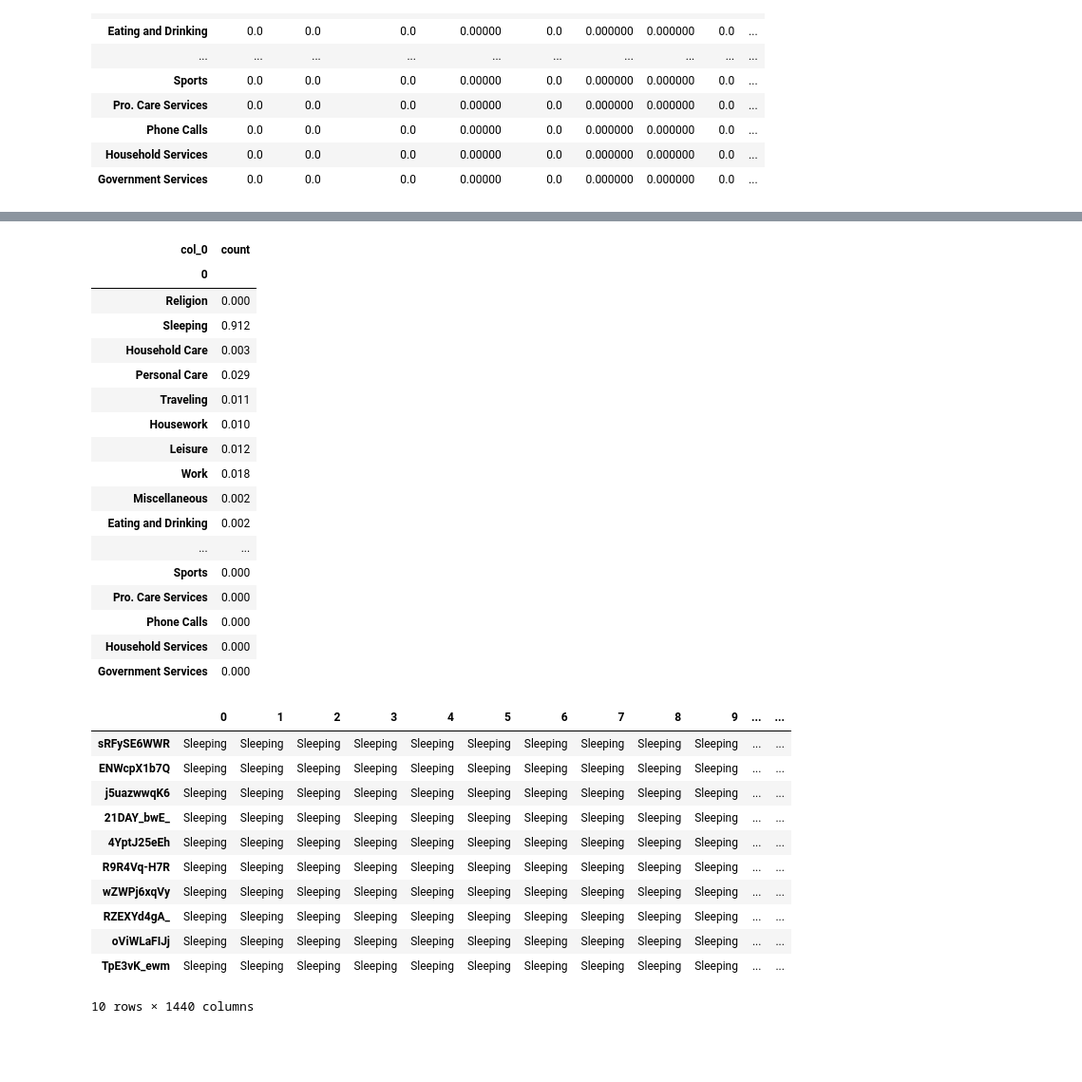
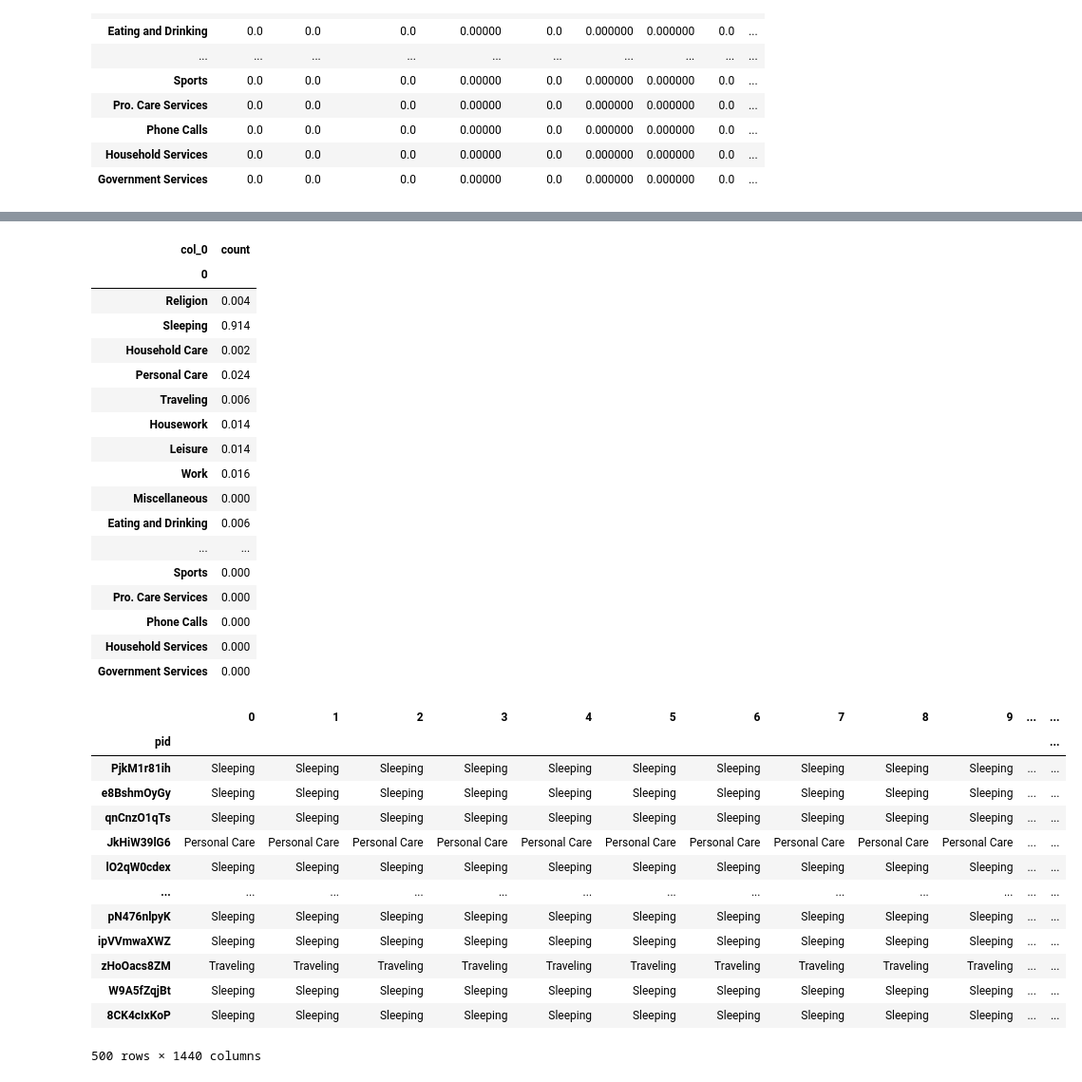
Before and after one commit to robbybobface/data-visualization-final, a Jupyter notebook: final-project-2019.ipynb, the cells around one changed output, grey strips where cells are left out. Shown at 95% size. Saved outputs shown, nothing was run; the diff lists cells and outputs as text; code cells hidden in the pictures; blank space fills up the shorter version.

```diff
--- a/final-project-2019.ipynb
+++ b/final-project-2019.ipynb
@@ -335,7 +277,7 @@ def collection(n):
         collection[personID] = activity_mc(1440)
     return pd.DataFrame.from_dict(collection, orient ='index')
 
-final_data = collection(1000)
+final_data = collection(500)
 # %%
 final_data_counts  = pd.crosstab(index=final_data[0], columns='count').reindex(index=df_unique_activites, fill_value=0)
 final_data_counts_sum = final_data_counts/final_data_counts.sum()
@@ -343,16 +285,16 @@ final_data_counts_sum
 # %% [output]
 | col_0 | count |
 | 0 |  |
-| Religion | 0.000 |
-| Sleeping | 0.912 |
-| Household Care | 0.003 |
-| Personal Care | 0.029 |
-| Traveling | 0.011 |
-| Housework | 0.010 |
-| Leisure | 0.012 |
-| Work | 0.018 |
-| Miscellaneous | 0.002 |
-| Eating and Drinking | 0.002 |
+| Religion | 0.004 |
+| Sleeping | 0.914 |
+| Household Care | 0.002 |
+| Personal Care | 0.024 |
+| Traveling | 0.006 |
+| Housework | 0.014 |
+| Leisure | 0.014 |
+| Work | 0.016 |
+| Miscellaneous | 0.000 |
+| Eating and Drinking | 0.006 |
 | ... | ... |
 | Sports | 0.000 |
 | Pro. Care Services | 0.000 |
@@ -360,17 +302,20 @@ final_data_counts_sum
 | Household Services | 0.000 |
 | Government Services | 0.000 |
 # %%
-final_data.head(10).iloc[:,:-1]
+final_data.iloc[:,:-1].index.name = 'pid'
+final_data.iloc[:,:-1]
 # %% [output]
 |  | 0 | 1 | 2 | 3 | 4 | 5 | 6 | 7 | 8 | 9 | ... | ... |
-| sRFySE6WWR | Sleeping | Sleeping | Sleeping | Sleeping | Sleeping | Sleeping | Sleeping | Sleeping | Sleeping | Sleeping | ... | ... |
-| ENWcpX1b7Q | Sleeping | Sleeping | Sleeping | Sleeping | Sleeping | Sleeping | Sleeping | Sleeping | Sleeping | Sleeping | ... | ... |
-| j5uazwwqK6 | Sleeping | Sleeping | Sleeping | Sleeping | Sleeping | Sleeping | Sleeping | Sleeping | Sleeping | Sleeping | ... | ... |
-| 21DAY_bwE_ | Sleeping | Sleeping | Sleeping | Sleeping | Sleeping | Sleeping | Sleeping | Sleeping | Sleeping | Sleeping | ... | ... |
-| 4YptJ25eEh | Sleeping | Sleeping | Sleeping | Sleeping | Sleeping | Sleeping | Sleeping | Sleeping | Sleeping | Sleeping | ... | ... |
-| R9R4Vq-H7R | Sleeping | Sleeping | Sleeping | Sleeping | Sleeping | Sleeping | Sleeping | Sleeping | Sleeping | Sleeping | ... | ... |
-| wZWPj6xqVy | Sleeping | Sleeping | Sleeping | Sleeping | Sleeping | Sleeping | Sleeping | Sleeping | Sleeping | Sleeping | ... | ... |
-| RZEXYd4gA_ | Sleeping | Sleeping | Sleeping | Sleeping | Sleeping | Sleeping | Sleeping | Sleeping | Sleeping | Sleeping | ... | ... |
-| oViWLaFIJj | Sleeping | Sleeping | Sleeping | Sleeping | Sleeping | Sleeping | Sleeping | Sleeping | Sleeping | Sleeping | ... | ... |
-| TpE3vK_ewm | Sleeping | Sleeping | Sleeping | Sleeping | Sleeping | Sleeping | Sleeping | Sleeping | Sleeping | Sleeping | ... | ... |
+| pid |  |  |  |  |  |  |  |  |  |  |  | ... |
+| PjkM1r81ih | Sleeping | Sleeping | Sleeping | Sleeping | Sleeping | Sleeping | Sleeping | Sleeping | Sleeping | Sleeping | ... | ... |
+| e8BshmOyGy | Sleeping | Sleeping | Sleeping | Sleeping | Sleeping | Sleeping | Sleeping | Sleeping | Sleeping | Sleeping | ... | ... |
+| qnCnzO1qTs | Sleeping | Sleeping | Sleeping | Sleeping | Sleeping | Sleeping | Sleeping | Sleeping | Sleeping | Sleeping | ... | ... |
+| JkHiW39lG6 | Personal Care | Personal Care | Personal Care | Personal Care | Personal Care | Personal Care | Personal Care | Personal Care | Personal Care | Personal Care | ... | ... |
+| lO2qW0cdex | Sleeping | Sleeping | Sleeping | Sleeping | Sleeping | Sleeping | Sleeping | Sleeping | Sleeping | Sleeping | ... | ... |
+| ... | ... | ... | ... | ... | ... | ... | ... | ... | ... | ... | ... | ... |
+| pN476nlpyK | Sleeping | Sleeping | Sleeping | Sleeping | Sleeping | Sleeping | Sleeping | Sleeping | Sleeping | Sleeping | ... | ... |
+| ipVVmwaXWZ | Sleeping | Sleeping | Sleeping | Sleeping | Sleeping | Sleeping | Sleeping | Sleeping | Sleeping | Sleeping | ... | ... |
+| zHoOacs8ZM | Traveling | Traveling | Traveling | Traveling | Traveling | Traveling | Traveling | Traveling | Traveling | Traveling | ... | ... |
+| W9A5fZqjBt | Sleeping | Sleeping | Sleeping | Sleeping | Sleeping | Sleeping | Sleeping | Sleeping | Sleeping | Sleeping | ... | ... |
+| 8CK4cIxKoP | Sleeping | Sleeping | Sleeping | Sleeping | Sleeping | Sleeping | Sleeping | Sleeping | Sleeping | Sleeping | ... | ... |
-10 rows × 1440 columns
+500 rows × 1440 columns
```
Also changed, not shown: parts of 6 cells of this notebook, 15 other files.
